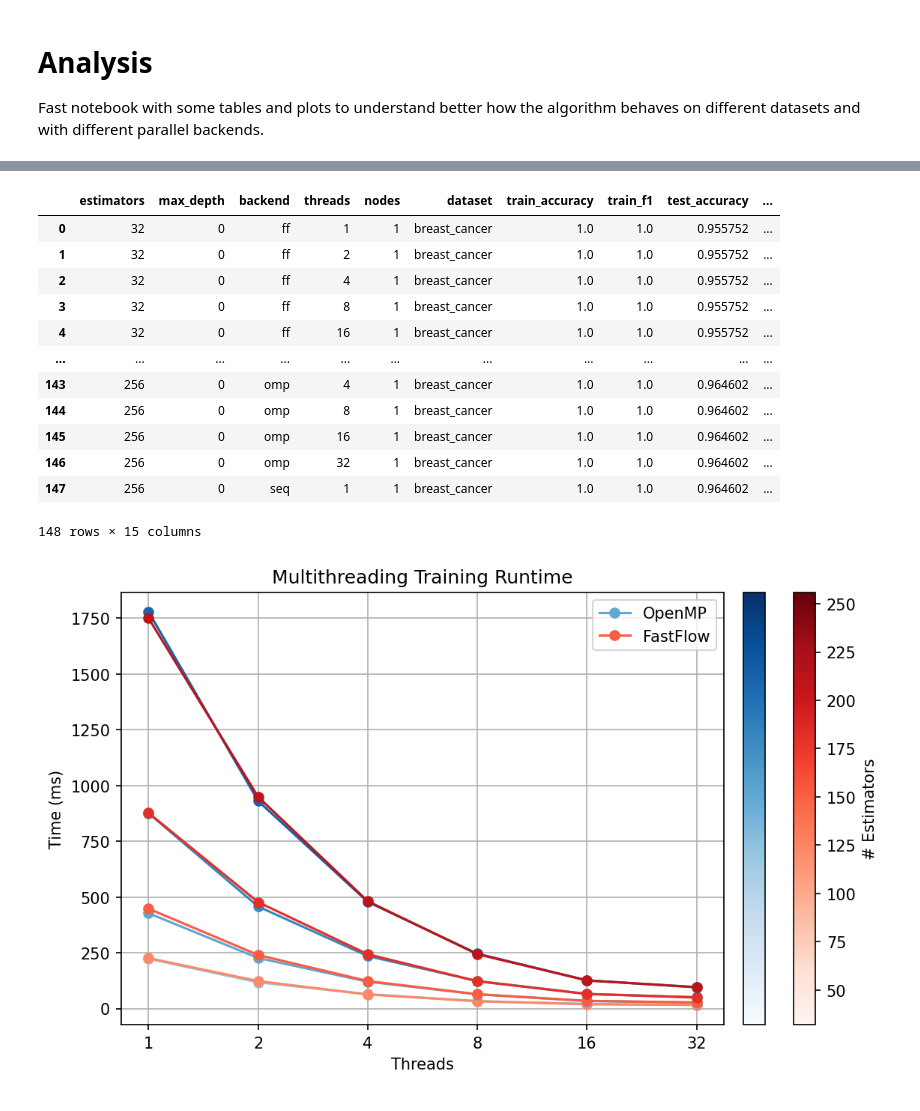
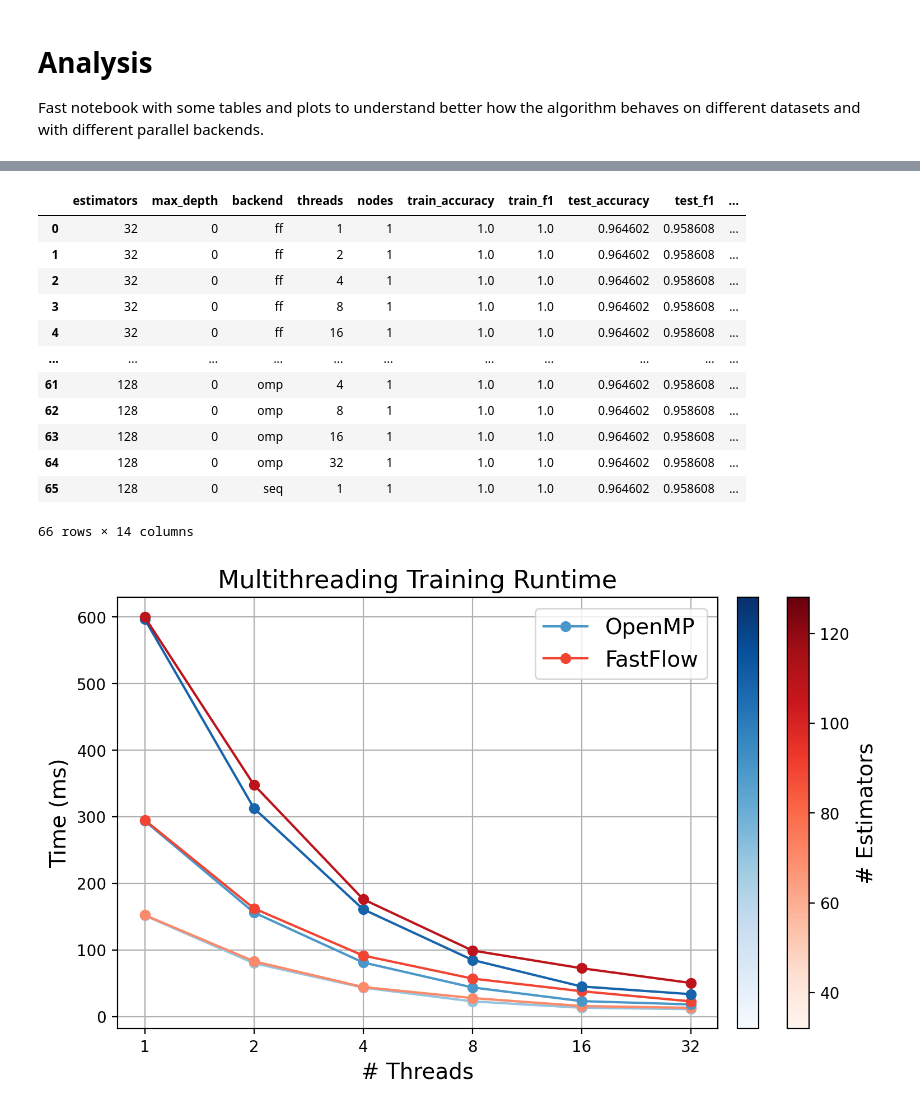
Before and after one commit to FedericoBustaffa/random_forest, a Jupyter notebook: notebooks/threading.ipynb, the cells around one changed output, grey strips where cells are left out. Saved outputs shown, nothing was run; the diff lists cells and outputs as text; code cells hidden in the pictures.

```diff
--- a/notebooks/threading.ipynb
+++ b/notebooks/threading.ipynb
@@ -6,7 +6,6 @@ behaves on different datasets and with different parallel backends.
 # %%
 import pandas as pd
 
-df = pd.read_csv("../results/cluster_breast_cancer_1.csv")
-# df = df[df["estimators"] != 256]
+df = pd.read_csv("../results/cluster_breast_cancer_4.csv")
 df
 # %% [output]
@@ -26,7 +25,7 @@ df
 # %%
 seq = df[df["backend"] == "seq"]
 
-keys = ["estimators", "max_depth", "dataset"]
+keys = ["estimators", "max_depth"]
 merged = seq.merge(df, how="right", on=keys, suffixes=("_seq", "_mt"))
 
 df["train_speedup"] = merged["train_time_seq"] / merged["train_time_mt"]
@@ -34,19 +33,19 @@ df["train_efficiency"] = df["train_speedup"] / merged["threads_mt"]
 
 df
 # %% [output]
-|  | estimators | max_depth | backend | threads | nodes | dataset | train_accuracy | train_f1 | test_accuracy | ... |
-| 0 | 32 | 0 | ff | 1 | 1 | breast_cancer | 1.0 | 1.0 | 0.955752 | ... |
-| 1 | 32 | 0 | ff | 2 | 1 | breast_cancer | 1.0 | 1.0 | 0.955752 | ... |
-| 2 | 32 | 0 | ff | 4 | 1 | breast_cancer | 1.0 | 1.0 | 0.955752 | ... |
-| 3 | 32 | 0 | ff | 8 | 1 | breast_cancer | 1.0 | 1.0 | 0.955752 | ... |
-| 4 | 32 | 0 | ff | 16 | 1 | breast_cancer | 1.0 | 1.0 | 0.955752 | ... |
+|  | estimators | max_depth | backend | threads | nodes | train_accuracy | train_f1 | test_accuracy | test_f1 | ... |
+| 0 | 32 | 0 | ff | 1 | 1 | 1.0 | 1.0 | 0.964602 | 0.958608 | ... |
+| 1 | 32 | 0 | ff | 2 | 1 | 1.0 | 1.0 | 0.964602 | 0.958608 | ... |
+| 2 | 32 | 0 | ff | 4 | 1 | 1.0 | 1.0 | 0.964602 | 0.958608 | ... |
+| 3 | 32 | 0 | ff | 8 | 1 | 1.0 | 1.0 | 0.964602 | 0.958608 | ... |
+| 4 | 32 | 0 | ff | 16 | 1 | 1.0 | 1.0 | 0.964602 | 0.958608 | ... |
 | ... | ... | ... | ... | ... | ... | ... | ... | ... | ... | ... |
-| 143 | 256 | 0 | omp | 4 | 1 | breast_cancer | 1.0 | 1.0 | 0.964602 | ... |
-| 144 | 256 | 0 | omp | 8 | 1 | breast_cancer | 1.0 | 1.0 | 0.964602 | ... |
-| 145 | 256 | 0 | omp | 16 | 1 | breast_cancer | 1.0 | 1.0 | 0.964602 | ... |
-| 146 | 256 | 0 | omp | 32 | 1 | breast_cancer | 1.0 | 1.0 | 0.964602 | ... |
-| 147 | 256 | 0 | seq | 1 | 1 | breast_cancer | 1.0 | 1.0 | 0.964602 | ... |
+| 61 | 128 | 0 | omp | 4 | 1 | 1.0 | 1.0 | 0.964602 | 0.958608 | ... |
+| 62 | 128 | 0 | omp | 8 | 1 | 1.0 | 1.0 | 0.964602 | 0.958608 | ... |
+| 63 | 128 | 0 | omp | 16 | 1 | 1.0 | 1.0 | 0.964602 | 0.958608 | ... |
+| 64 | 128 | 0 | omp | 32 | 1 | 1.0 | 1.0 | 0.964602 | 0.958608 | ... |
+| 65 | 128 | 0 | seq | 1 | 1 | 1.0 | 1.0 | 0.964602 | 0.958608 | ... |
-148 rows × 15 columns
+66 rows × 14 columns
 # %%
 import matplotlib.pyplot as plt
 import numpy as np
@@ -58,8 +57,8 @@ ff  = df[df["backend"] == "ff"]
 
 estimators = np.sort(df["estimators"].unique())
 
-fig, ax = plt.subplots(figsize=(8, 5), dpi=150)
-ax.set_title("Multithreading Training Runtime")
+fig, ax = plt.subplots(figsize=(8, 5), dpi=200)
+ax.set_title("Multithreading Training Runtime", fontsize=16)
 
 blues = plt.cm.Blues(np.linspace(0.4, 0.8, len(estimators)))
 reds  = plt.cm.Reds (np.linspace(0.4, 0.8, len(estimators)))
@@ -79,38 +78,38 @@ for i, e in enumerate(estimators):
     )
 
 # ----- COLORBAR -----
 norm = Normalize(vmin=estimators.min(), vmax=estimators.max())
 
 sm_omp = ScalarMappable(norm=norm, cmap=plt.cm.Blues)
 sm_omp.set_array([])
 
 sm_ff = ScalarMappable(norm=norm, cmap=plt.cm.Reds)
 sm_ff.set_array([])
 
 cbar_ff = fig.colorbar(sm_ff, ax=ax, fraction=0.035, pad=0.04)
-cbar_ff.set_label(r"# Estimators")
+cbar_ff.set_label(r"# Estimators", fontsize=14)
 # cbar_ff.set_ticks([])
 
 cbar_omp = fig.colorbar(sm_omp, ax=ax, fraction=0.035, pad=0.03)
 cbar_omp.set_ticks([])
 
 # ----- AXES -----
 ax.set_xscale("log", base=2)
 ticks = df["threads"].unique()
 ax.set_xticks(ticks)
 ax.set_xticklabels([str(t) for t in ticks])
 
-ax.set_xlabel("Threads")
-ax.set_ylabel("Time (ms)")
+ax.set_xlabel("# Threads", fontsize=14)
+ax.set_ylabel("Time (ms)", fontsize=14)
 ax.grid()
 
 omp_handle = plt.Line2D([], [], color=blues[1], marker='o', label='OpenMP')
 ff_handle  = plt.Line2D([], [], color=reds[1], marker='o', label='FastFlow')
-ax.legend(handles=[omp_handle, ff_handle])
+ax.legend(handles=[omp_handle, ff_handle], fontsize=14)
 
 plt.show()
 # %% [output]
-[figure, old version]
+[figure, new version]
 # %%
 import matplotlib.pyplot as plt
 import numpy as np
```
Also changed, not shown: parts of 5 cells of this notebook.
